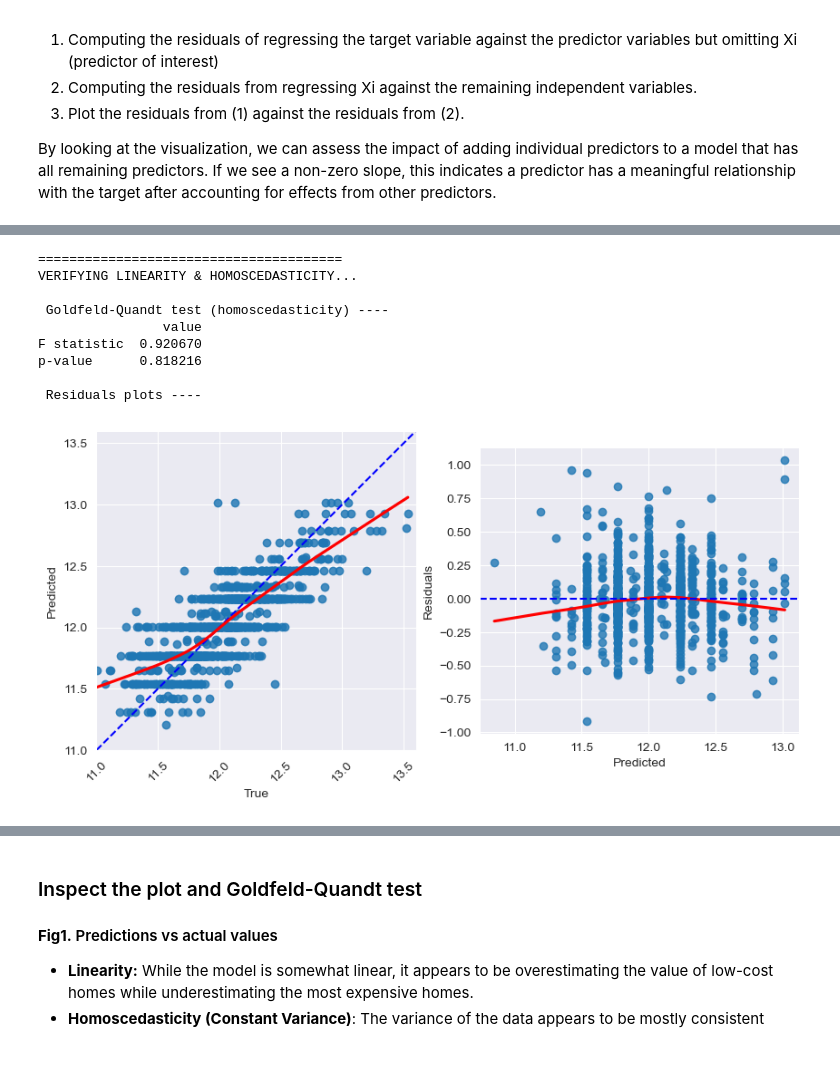
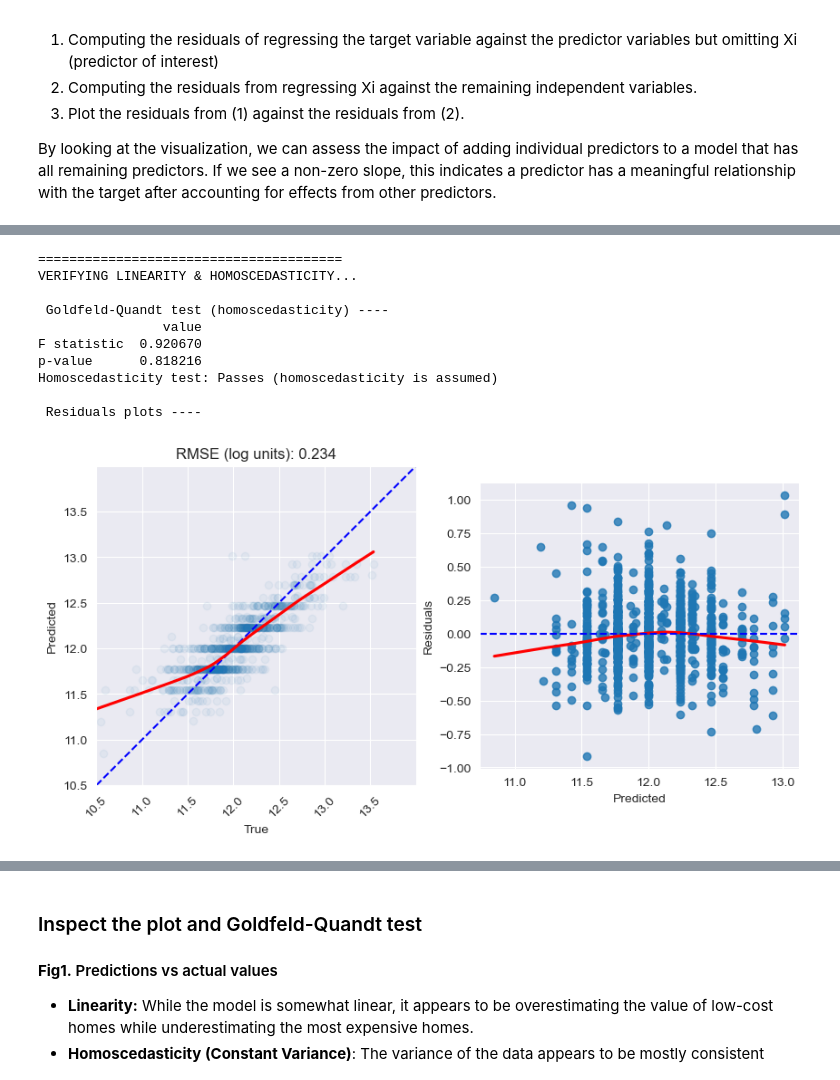
Before and after one commit to carpentries-incubator/high-dimensional-analysis-in-python, a Jupyter notebook: code/05-Regression-assumptions.ipynb, the cells around one changed output, grey strips where cells are left out. Saved outputs shown, nothing was run; the diff lists cells and outputs as text; code cells hidden in the pictures.

```diff
--- a/code/05-Regression-assumptions.ipynb
+++ b/code/05-Regression-assumptions.ipynb
@@ -110,0 +115,4 @@ X.head()
+# %%
+from preprocessing import encode_predictors_housing_data
+X_enc = encode_predictors_housing_data(X)
+X_enc.head()
@@ -136,0 +157,4 @@ dtype: float64
+# %%
+from preprocessing import remove_bad_cols
+X_good = remove_bad_cols(X_enc, 99)
+X_good.head()
@@ -223,5 +244,5 @@ You might wonder why we even bother calculating the VIF score given that we coul
 
 In summary, while the correlation matrix can give you a general idea of potential multicollinearity, the VIF score provides a more comprehensive and quantitative assessment, helping you identify, measure, and address multicollinearity issues in a regression model effectively.
 # %%
-X = X.drop('Normal',axis = 1)
+X_better = X_good.drop('SaleCondition_Normal',axis = 1)
 # %%
@@ -255,7 +278,7 @@ Since we're working with multiple predictors, we must take care evaluate evidenc
 # %%
 from sklearn.model_selection import train_test_split
 
-X_train, X_test, y_train, y_test = train_test_split(X, y_log,
+X_train, X_test, y_train, y_test = train_test_split(X_better, y_log,
                                                     test_size=0.33,
                                                     random_state=4)
 
@@ -381,19 +403,22 @@ The Goldfeld-Quandt test is a statistical test used to check for heteroscedastic
 If the p-value is less than your significance level, you can reject the null hypothesis, suggesting the presence of heteroscedasticity. This means that the variance of residuals is different for different groups, indicating potential issues with the regression model's assumptions.
 # %%
 from check_assumptions import homoscedasticity_linearity_test
-fig = homoscedasticity_linearity_test(trained_model, y_train, y_pred_train)
-fig.savefig('..//fig//regression//assumptions//linearity-homoscedasticity_pred_v_residuals.png',bbox_inches='tight', dpi=300)
+fig = homoscedasticity_linearity_test(trained_model=trained_model,
+                                      y=y_train, y_pred=y_pred_train,
+                                      y_log_scaled=True, plot_raw=False)
+# fig.savefig('..//fig//regression//assumptions//linearity-homoscedasticity_pred_v_residuals.png',bbox_inches='tight', dpi=300)
 # %% [output]
 =======================================
 VERIFYING LINEARITY & HOMOSCEDASTICITY...
 
  Goldfeld-Quandt test (homoscedasticity) ----
                 value
 F statistic  0.920670
 p-value      0.818216
+Homoscedasticity test: Passes (homoscedasticity is assumed)
 
  Residuals plots ----
-[figure, old version]
+[figure, new version]
 # %% [markdown]
 <img src="../fig/regression/assumptions/linearity-homoscedasticity_pred_v_residuals.png"  align="center" width="40%" height="40%">
 # %% [markdown]
```
Also changed, not shown: parts of 43 cells of this notebook, 10 other files.
